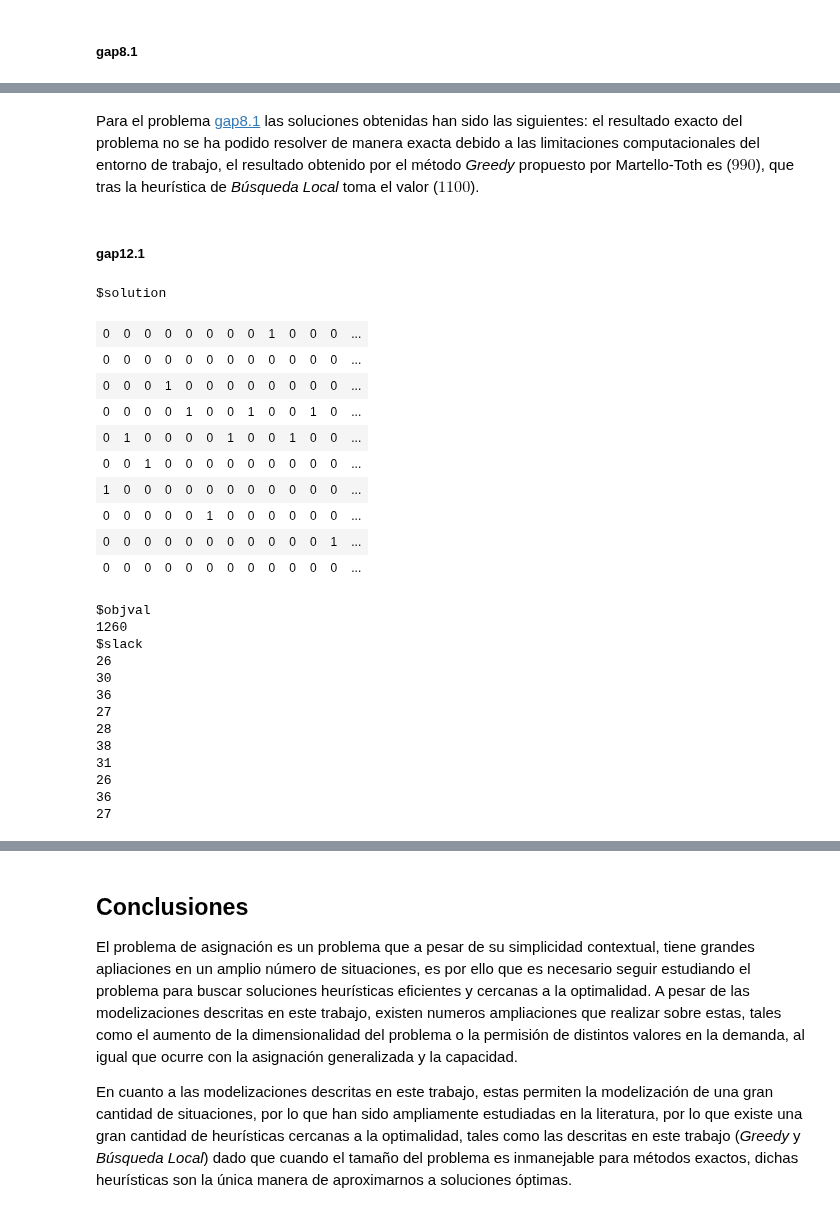
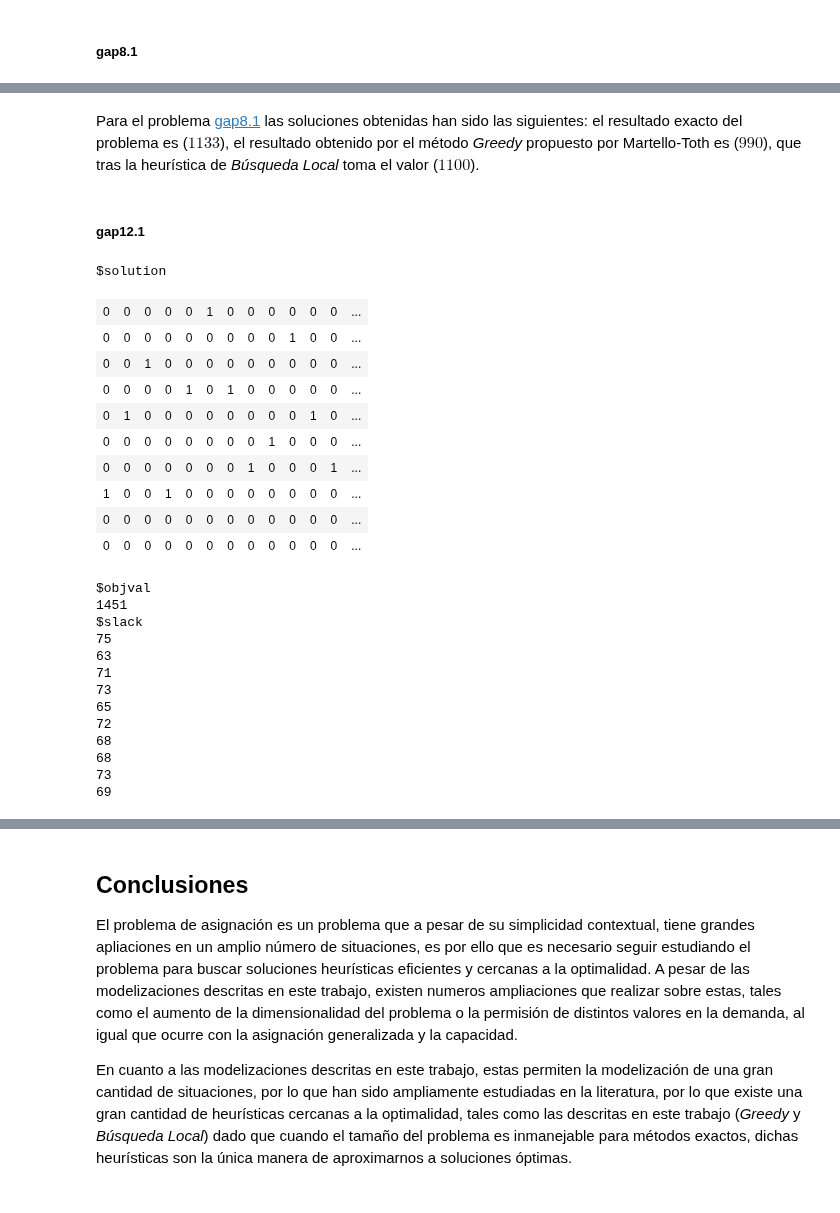
Before and after one commit to garciparedes/integer-programming-heuristics, a Jupyter notebook: integer-programming-assignment-heuristics.ipynb, the cells around one changed output, grey strips where cells are left out. Drawn from its saved outputs; the diff is of its cells as text; code cells hidden in the pictures.

```diff
--- a/integer-programming-assignment-heuristics.ipynb
+++ b/integer-programming-assignment-heuristics.ipynb
@@ -894,37 +880,36 @@ $slack
 # %% [markdown]
-Para el problema [gap8.1](#gap8.1) las soluciones obtenidas han sido las siguientes: el resultado exacto del problema no se ha podido resolver de manera exacta debido a las limitaciones computacionales del entorno de trabajo, el resultado obtenido por el método *Greedy* propuesto por Martello-Toth es ($990$), que tras la heurística de *Búsqueda Local* toma el valor ($1100$).
+Para el problema [gap8.1](#gap8.1) las soluciones obtenidas han sido las siguientes: el resultado exacto del problema es ($1133$), el resultado obtenido por el método *Greedy* propuesto por Martello-Toth es ($990$), que tras la heurística de *Búsqueda Local* toma el valor ($1100$).
 # %% [markdown]
 ##### gap12.1
 # %%
 gap12.1 <- ReadGeneralizedAssignment("./data/assignment/gap12_1.txt")
 # %%
-# a <- GeneralizedAssignmentExact(gap12.1)
-# matrix(a$solution, nrow = gap12.1$m, byrow = TRUE)
-# a$objval
+s <- GeneralizedAssignmentExact(gap12.1)
+list(solution = matrix(s$solution, nrow = gap12.1$m, byrow = TRUE),
+     objval   = s$optimum,
+     slack    = s$auxiliary$primal[1:gap12.1$m])
+# %% [output]
+$solution
+| 0 | 0 | 0 | 0 | 0 | 1 | 0 | 0 | 0 | 0 | 0 | 0 | ... |
+| 0 | 0 | 0 | 0 | 0 | 0 | 0 | 0 | 0 | 1 | 0 | 0 | ... |
+| 0 | 0 | 1 | 0 | 0 | 0 | 0 | 0 | 0 | 0 | 0 | 0 | ... |
+| 0 | 0 | 0 | 0 | 1 | 0 | 1 | 0 | 0 | 0 | 0 | 0 | ... |
+| 0 | 1 | 0 | 0 | 0 | 0 | 0 | 0 | 0 | 0 | 1 | 0 | ... |
+| 0 | 0 | 0 | 0 | 0 | 0 | 0 | 0 | 1 | 0 | 0 | 0 | ... |
+| 0 | 0 | 0 | 0 | 0 | 0 | 0 | 1 | 0 | 0 | 0 | 1 | ... |
+| 1 | 0 | 0 | 1 | 0 | 0 | 0 | 0 | 0 | 0 | 0 | 0 | ... |
+| 0 | 0 | 0 | 0 | 0 | 0 | 0 | 0 | 0 | 0 | 0 | 0 | ... |
+| 0 | 0 | 0 | 0 | 0 | 0 | 0 | 0 | 0 | 0 | 0 | 0 | ... |
+$objval
+1451
+$slack
+75
+63
+71
+73
+65
+72
+68
+68
+73
+69
-# %%
-GeneralizedAssignmentGreedy(gap12.1)
-# %% [output]
-$solution
-| 0 | 0 | 0 | 0 | 0 | 0 | 0 | 0 | 1 | 0 | 0 | 0 | ... |
-| 0 | 0 | 0 | 0 | 0 | 0 | 0 | 0 | 0 | 0 | 0 | 0 | ... |
-| 0 | 0 | 0 | 1 | 0 | 0 | 0 | 0 | 0 | 0 | 0 | 0 | ... |
-| 0 | 0 | 0 | 0 | 1 | 0 | 0 | 1 | 0 | 0 | 1 | 0 | ... |
-| 0 | 1 | 0 | 0 | 0 | 0 | 1 | 0 | 0 | 1 | 0 | 0 | ... |
-| 0 | 0 | 1 | 0 | 0 | 0 | 0 | 0 | 0 | 0 | 0 | 0 | ... |
-| 1 | 0 | 0 | 0 | 0 | 0 | 0 | 0 | 0 | 0 | 0 | 0 | ... |
-| 0 | 0 | 0 | 0 | 0 | 1 | 0 | 0 | 0 | 0 | 0 | 0 | ... |
-| 0 | 0 | 0 | 0 | 0 | 0 | 0 | 0 | 0 | 0 | 0 | 1 | ... |
-| 0 | 0 | 0 | 0 | 0 | 0 | 0 | 0 | 0 | 0 | 0 | 0 | ... |
-$objval
-1260
-$slack
-26
-30
-36
-27
-28
-38
-31
-26
-36
-27
```
Also changed, not shown: parts of 44 cells of this notebook.
